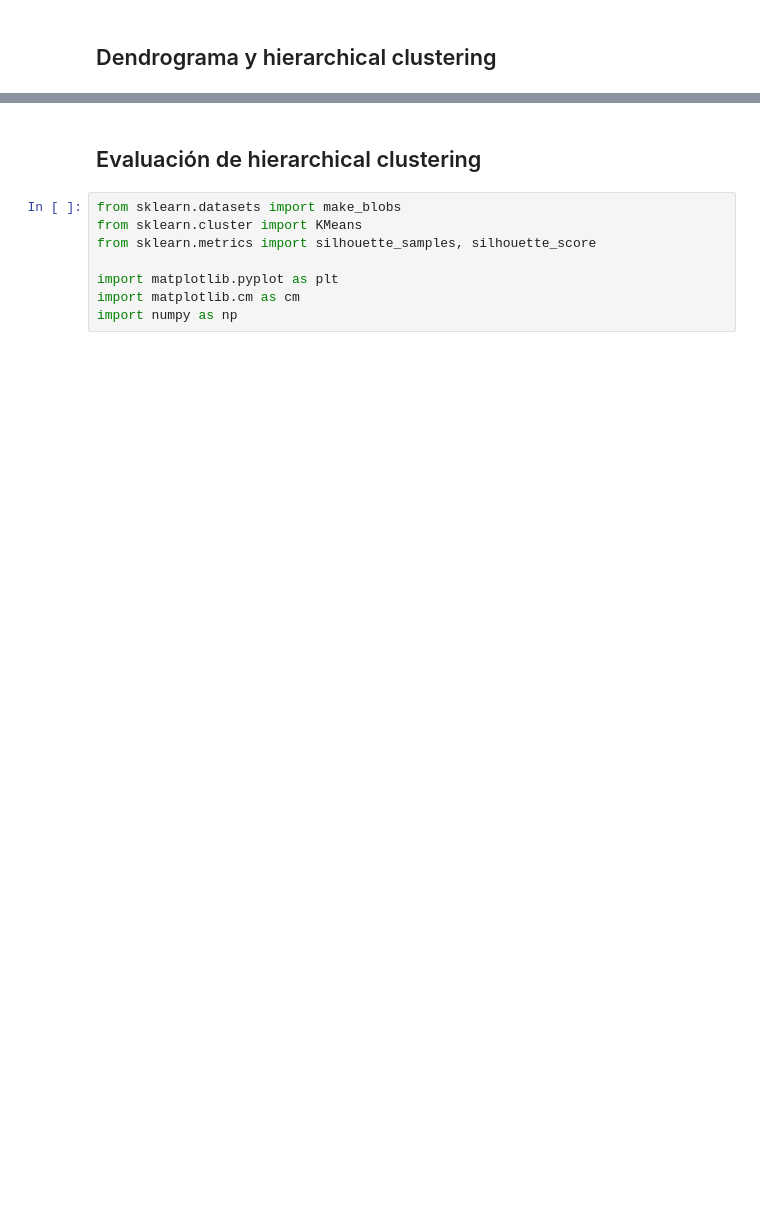
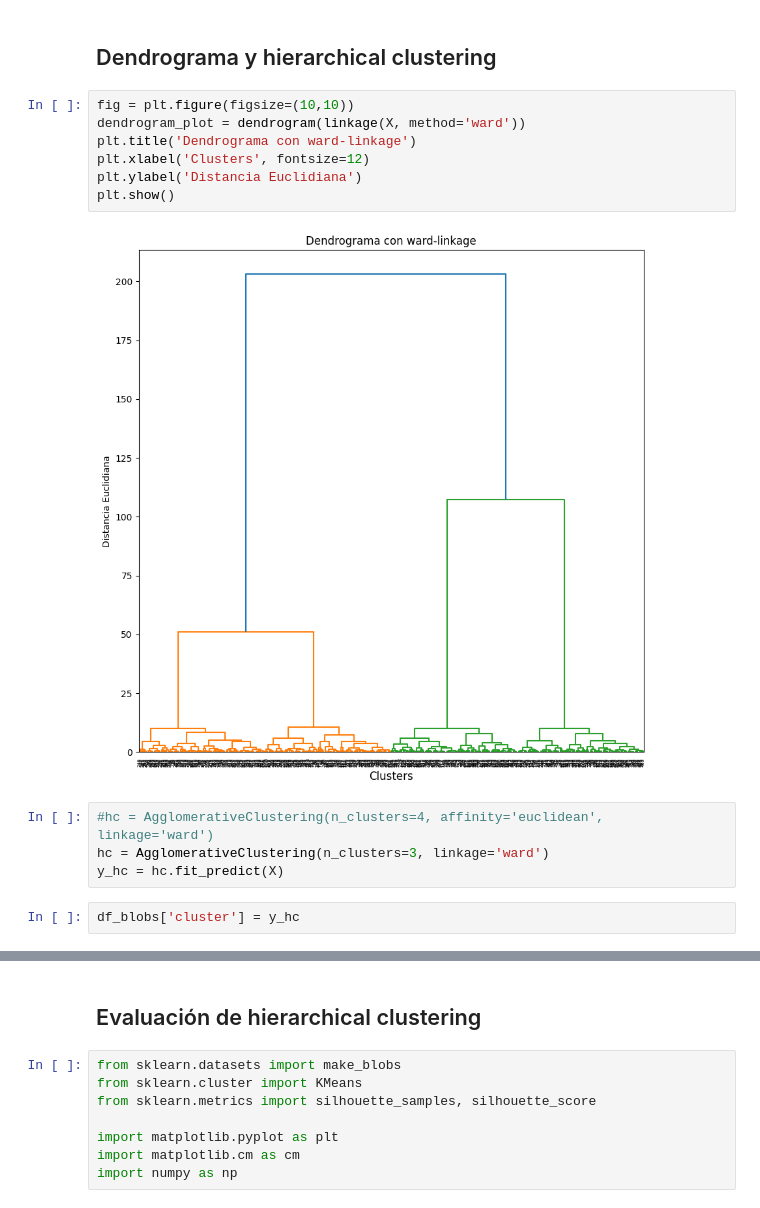
Before and after one commit to Patchwtf/MachineLearningProyects, a Jupyter notebook: Clustering/hierachical_clustering.ipynb, the cells around one changed output, grey strips where cells are left out. Cells and saved outputs as stored; diff of their text form; blank space fills up the shorter version.

```diff
--- a/Clustering/hierachical_clustering.ipynb
+++ b/Clustering/hierachical_clustering.ipynb
@@ -43,2 +43,17 @@ plt.show()
 # %% [markdown]
 ## Dendrograma y hierarchical clustering
+# %%
+fig = plt.figure(figsize=(10,10))
+dendrogram_plot = dendrogram(linkage(X, method='ward'))
+plt.title('Dendrograma con ward-linkage')
+plt.xlabel('Clusters', fontsize=12)
+plt.ylabel('Distancia Euclidiana')
+plt.show()
+# %% [output]
+[figure, added]
+# %%
+#hc = AgglomerativeClustering(n_clusters=4, affinity='euclidean', linkage='ward')
+hc = AgglomerativeClustering(n_clusters=3, linkage='ward')
+y_hc = hc.fit_predict(X)
+# %%
+df_blobs['cluster'] = y_hc
```
Also changed, not shown: parts of 3 cells of this notebook.
